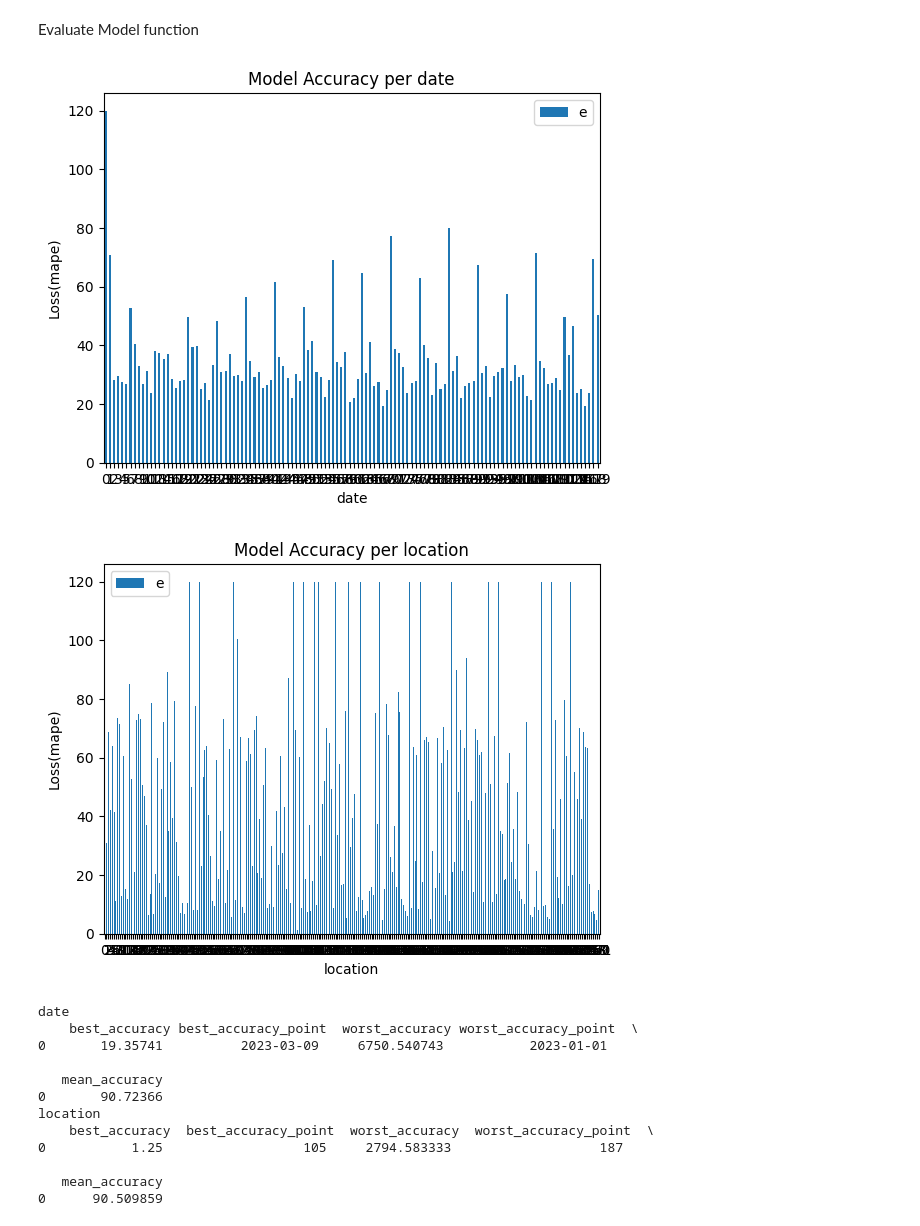
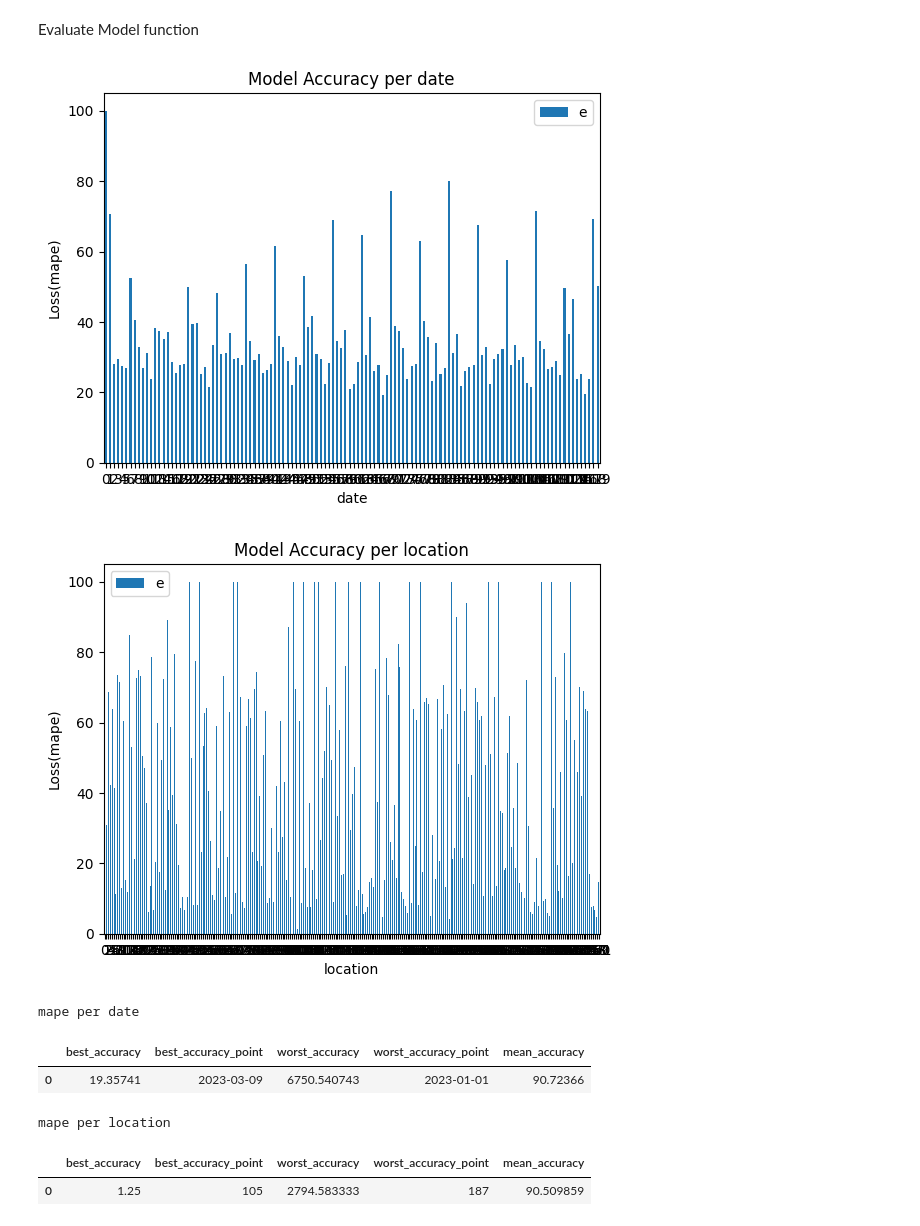
Before and after one commit to danaeis/shoofer-demand-prediction, a Jupyter notebook: evaluation/evaluation.ipynb, the cells around one changed output. Drawn from its saved outputs; the diff is of its cells as text; code cells hidden in the pictures.

```diff
--- a/evaluation/evaluation.ipynb
+++ b/evaluation/evaluation.ipynb
@@ -79,3 +79,17 @@ loss_per_date.head()
 | 2023-01-03 | 28.132564 |
 | 2023-01-04 | 29.580036 |
 | 2023-01-05 | 27.390765 |
+# %%
+# fix_inf_val will add to numerator and denumerator to prevent having the inf value
+def calculate_loss_rmse(actual_data, predicted_data):
+    losses_df = actual_data[['Location','Date']].copy()
+    losses_df['actual_demand'] = actual_data.Demand
+    losses_df['predicted_demand'] = predicted_data.Demand
+    losses_df = losses_df.dropna()
+
+    losses_df['error'] = np.square(np.subtract(losses_df['actual_demand'],losses_df['predicted_demand']))
+
+    loss_per_location = np.sqrt(losses_df.groupby('Location').agg({'error':'mean'}))
+    loss_per_date = np.sqrt(losses_df.groupby('Date').agg({'error':'mean'}))
+
+    return loss_per_location, loss_per_date
@@ -82,18 +117,19 @@ loss_per_date.head()
 # %% [markdown]
 Plot accuracies function
 # %%
-def plot_acc(losses: pd.DataFrame, label):
+def plot_acc(losses: pd.DataFrame, label, min_threshold, mean_threshold):
     ax = losses.plot.bar(rot=0)
     plt.xlabel(str(label))
     plt.ylabel('Loss(mape)')
     title = 'Model Accuracy per '+ str(label)
     plt.legend("error")
     plt.title(title)
+
     plt.show()
 # %% [markdown]
 Evaluate Model function
 # %%
-def prepare_report(losses: pd.DataFrame, plot_label):
+def prepare_report(losses: pd.DataFrame, plot_label, error_limit):
     min_threshold = losses.min()['error']
     max_threshold = losses.max()['error']
     mean_threshold = losses.mean()['error']
@@ -105,34 +141,37 @@ def prepare_report(losses: pd.DataFrame, plot_label):
             'worst_accuracy_point': [losses['error'].idxmax()],
             'mean_accuracy': mean_threshold
         }
-    error_limit = 120
-    losses = pd.DataFrame(np.where(losses>error_limit, error_limit, losses))
-    plot_acc(losses, plot_label)
+
+    if error_limit>0 :
+        losses = pd.DataFrame(np.where(losses>error_limit, error_limit, losses))
+    plot_acc(losses, plot_label, min_threshold, mean_threshold)
 
     return report_dict
 # %%
-def evaluate_model(dataset, predicted_data):
-    loss_per_location, loss_per_date = calculate_loss_mape(dataset, predicted_data)
-    date_report_df = pd.DataFrame(prepare_report(loss_per_date, 'date'))
-    loc_report_df = pd.DataFrame(prepare_report(loss_per_location, 'location'))
+def evaluate_model(dataset, predicted_data, method, error_limit):
+    if method == 'mape':
+        loss_per_location, loss_per_date = calculate_loss_mape(dataset, predicted_data)
+    elif method == 'rmse':
+        loss_per_location, loss_per_date = calculate_loss_rmse(dataset, predicted_data)
+    date_report_df = pd.DataFrame(prepare_report(loss_per_date, 'date', error_limit))
+    loc_report_df = pd.DataFrame(prepare_report(loss_per_location, 'location', error_limit))
     return(date_report_df, loc_report_df)
 # %%
-date_report_df, loc_report_df = evaluate_model(dataset, predicted_data)
+date_report_df, loc_report_df = evaluate_model(dataset, predicted_data, 'mape', 100)
 # %% [output]
-[figure, old version]
+[figure, new version]
-[figure, old version]
+[figure, new version]
 # %%
-print("date\n",date_report_df,"\nlocation\n", loc_report_df)
+print('mape per date')
+date_report_df.head()
 # %% [output]
-date
-    best_accuracy best_accuracy_point  worst_accuracy worst_accuracy_point  \
-0       19.35741          2023-03-09     6750.540743           2023-01-01
-
-   mean_accuracy
-0       90.72366
-location
-    best_accuracy  best_accuracy_point  worst_accuracy  worst_accuracy_point  \
-0           1.25                  105     2794.583333                   187
-
-   mean_accuracy
-0      90.509859
+mape per date
+|  | best_accuracy | best_accuracy_point | worst_accuracy | worst_accuracy_point | mean_accuracy |
+| 0 | 19.35741 | 2023-03-09 | 6750.540743 | 2023-01-01 | 90.72366 |
+# %%
+print("mape per location")
+loc_report_df.head()
+# %% [output]
+mape per location
+|  | best_accuracy | best_accuracy_point | worst_accuracy | worst_accuracy_point | mean_accuracy |
+| 0 | 1.25 | 105 | 2794.583333 | 187 | 90.509859 |
```
Also changed, not shown: parts of 5 cells of this notebook, 1 other file.
